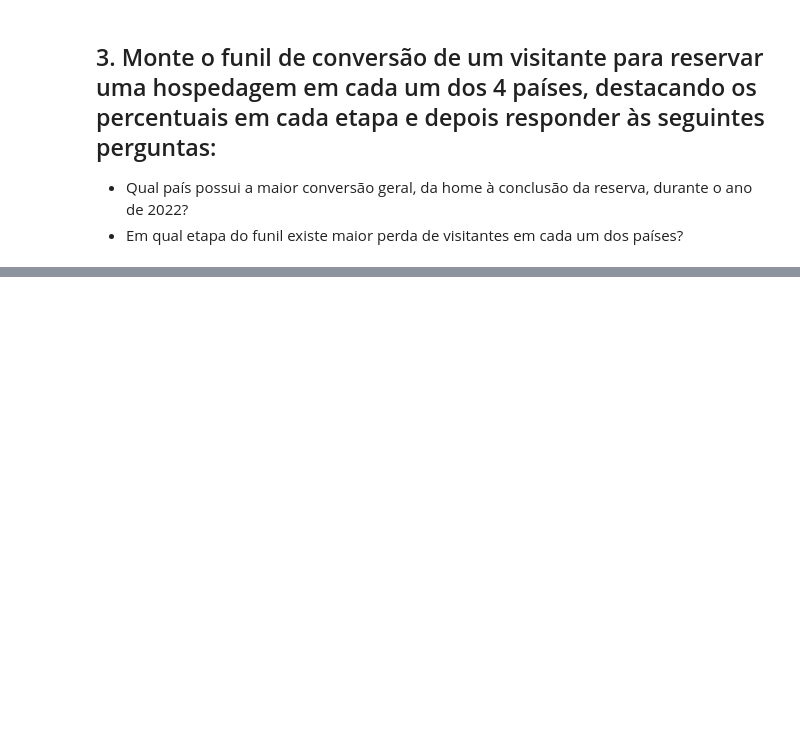
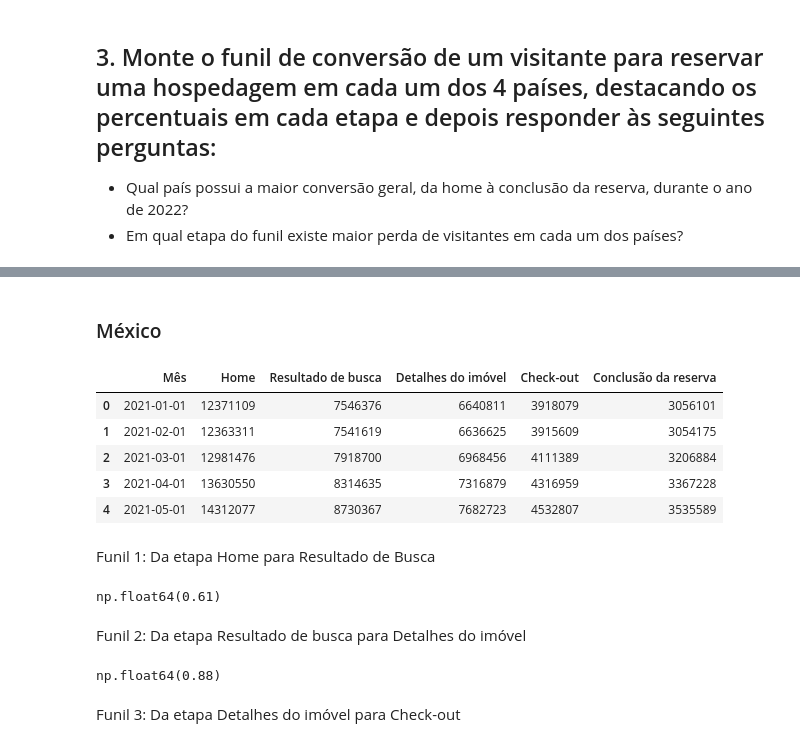
Before and after one commit to joaohsilva416/AirbnbLatamAnalysis, a Jupyter notebook: notebooks/airbnb_analysis.ipynb, the cells around one changed output, grey strips where cells are left out. Cells and saved outputs as stored; diff of their text form; code cells hidden in the pictures; blank space fills up the shorter version.

```diff
--- a/notebooks/airbnb_analysis.ipynb
+++ b/notebooks/airbnb_analysis.ipynb
@@ -165,0 +258,28 @@ df_br
+# %% [markdown]
+### México
+# %%
+df_mexico = pd.read_excel(path, sheet_name="Fluxo de reserva de imóvel - Br", skiprows=60, nrows=25)
+pd.set_option("display.float_format", "{:.0f}".format)
+# %%
+df_mexico.head()
+# %% [output]
+|  | Mês | Home | Resultado de busca | Detalhes do imóvel | Check-out | Conclusão da reserva |
+| 0 | 2021-01-01 | 12371109 | 7546376 | 6640811 | 3918079 | 3056101 |
+| 1 | 2021-02-01 | 12363311 | 7541619 | 6636625 | 3915609 | 3054175 |
+| 2 | 2021-03-01 | 12981476 | 7918700 | 6968456 | 4111389 | 3206884 |
+| 3 | 2021-04-01 | 13630550 | 8314635 | 7316879 | 4316959 | 3367228 |
+| 4 | 2021-05-01 | 14312077 | 8730367 | 7682723 | 4532807 | 3535589 |
+# %% [markdown]
+Funil 1: Da etapa Home para Resultado de Busca
+# %%
+(df_mexico['Resultado de busca'].sum()/df_mexico['Home'].sum()).round(2)
+# %% [output]
+np.float64(0.61)
+# %% [markdown]
+Funil 2: Da etapa Resultado de busca para Detalhes do imóvel
+# %%
+(df_mexico['Detalhes do imóvel'].sum()/df_mexico['Resultado de busca'].sum()).round(2)
+# %% [output]
+np.float64(0.88)
+# %% [markdown]
+Funil 3: Da etapa Detalhes do imóvel para Check-out
```
Also changed, not shown: parts of 44 cells of this notebook.
